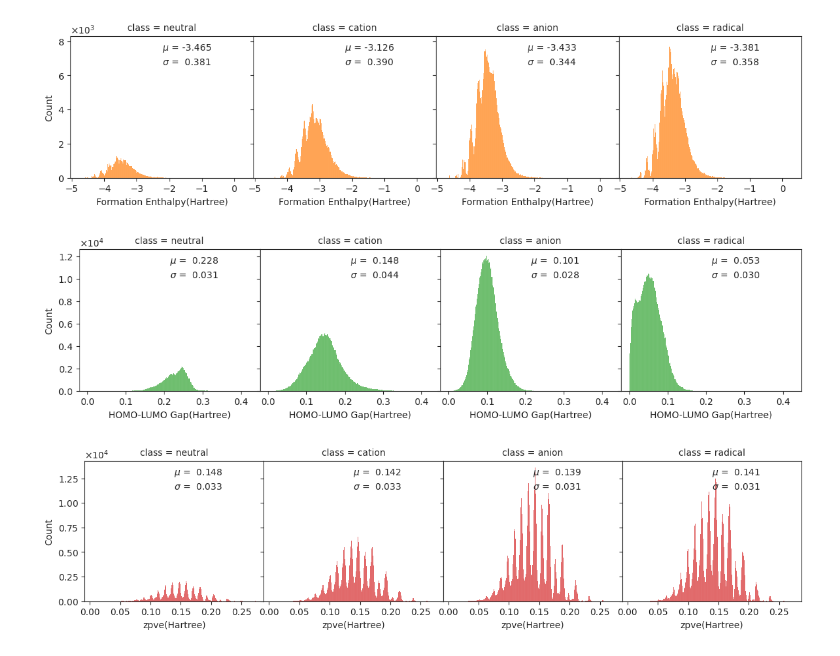
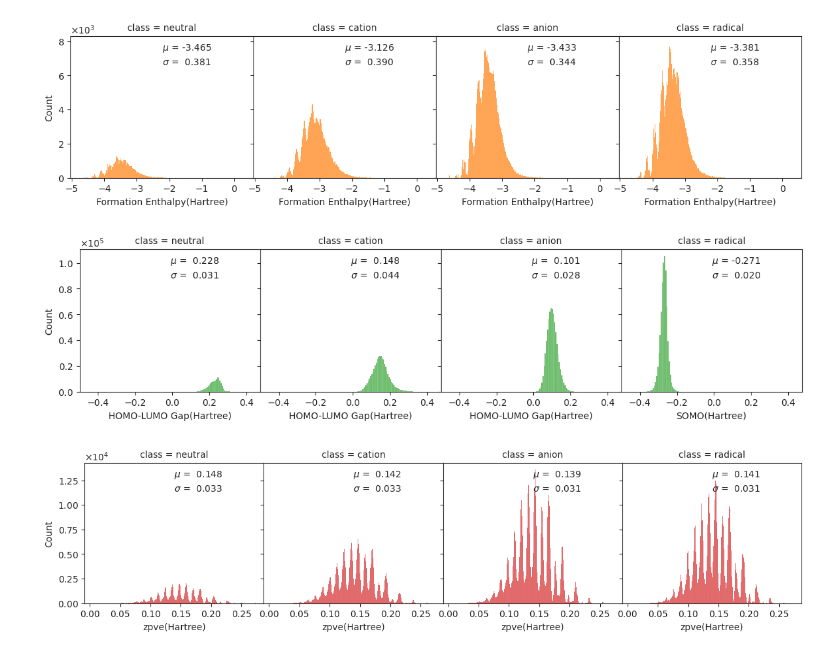
Before and after one commit to gentle1999/qm9star_query, a Jupyter notebook: tutorial/3-create_dataset.ipynb, the cells around one changed output. Drawn from its saved outputs; the diff is of its cells as text; code cells hidden in the pictures.

```diff
--- a/tutorial/3-create_dataset.ipynb
+++ b/tutorial/3-create_dataset.ipynb
@@ -350,7 +286,8 @@ global_features_radical_df = pd.DataFrame(
     {
         "Energy($\\times10^2$ Hartree)": radical_dataset.energy / 1e2,
         "Formation Enthalpy(Hartree)": radical_dataset.formation_enthalpy,
-        "HOMO-LUMO Gap(Hartree)": radical_dataset.alpha_gap,
+        # Actually SOMO, just trick for plotting
+        "HOMO-LUMO Gap(Hartree)": radical_dataset.alpha_homo,
         "zpve(Hartree)": radical_dataset.zpve,
         "Enthalpy($\\times10^2$ Hartree)": radical_dataset.H_T / 1e2,
         "Entropy(cal/mol/K)": radical_dataset.S,
@@ -364,18 +301,14 @@ global_features_radical_df = pd.DataFrame(
 )
 global_features_radical_df["class"] = "radical"
 # %%
-global_features_total_df = (
-    pd.concat(
-        [
-            global_features_neutral_df,
-            global_features_cation_df,
-            global_features_anion_df,
-            global_features_radical_df,
-        ]
-    )
-    .reset_index(drop=True)
-    .fillna(0)
-)
+global_features_total_df = pd.concat(
+    [
+        global_features_neutral_df,
+        global_features_cation_df,
+        global_features_anion_df,
+        global_features_radical_df,
+    ]
+).reset_index(drop=True)
 
 
 def draw_global_feature_distribution(df: pd.DataFrame, feature_name: str, index=0):
@@ -435,11 +368,12 @@ g.figure.savefig("img/global_g2.svg", bbox_inches="tight")
 # %%
 g = draw_global_feature_distribution(
     global_features_total_df, "HOMO-LUMO Gap(Hartree)", 2
 )
+g.figure.axes[3].set_xlabel("SOMO(Hartree)")
 g.figure.set_size_inches(12, 4)
 g.figure.savefig("img/global_g3.svg", bbox_inches="tight")
 # %% [output]
-[figure, old version]
+[figure, new version]
 # %%
 g = draw_global_feature_distribution(global_features_total_df, "zpve(Hartree)", 3)
 g.figure.set_size_inches(12, 4)
```
Also changed, not shown: parts of 7 cells of this notebook, 13 other files.
